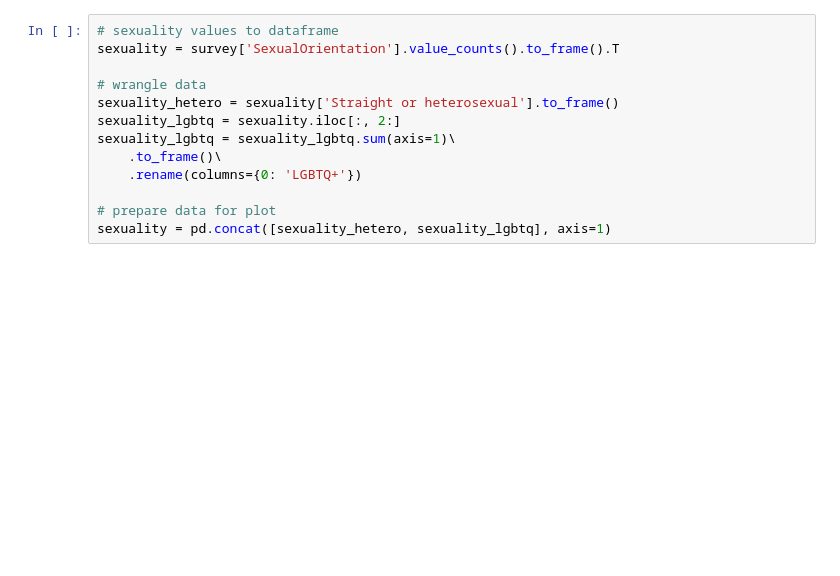
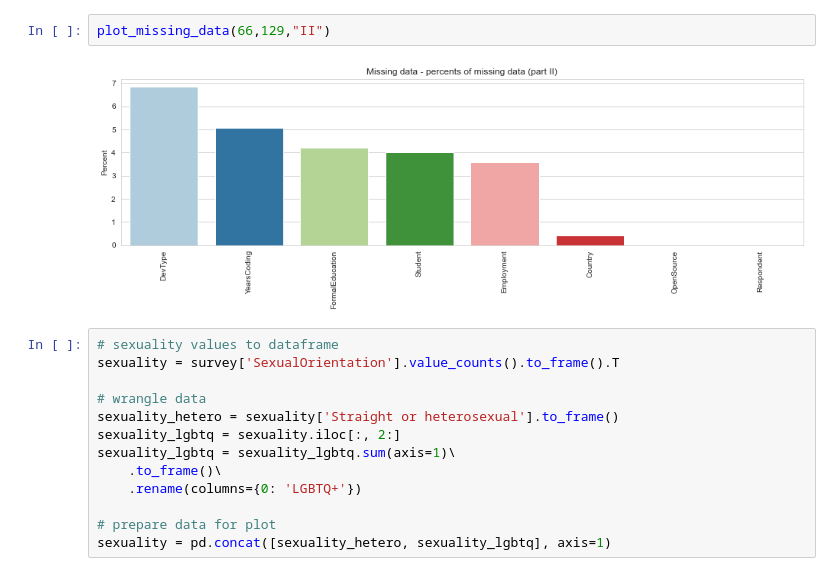
Before and after one commit to tambeani/INFO7370---ADS_Final-Project, a Jupyter notebook: INFO7390 - Visualizations.ipynb, the cells around one changed output. Saved outputs shown, nothing was run; the diff lists cells and outputs as text; blank space fills up the shorter version.

```diff
--- a/INFO7390 - Visualizations.ipynb
+++ b/INFO7390 - Visualizations.ipynb
@@ -103,3 +176,7 @@ missing_bar()
+# %%
+plot_missing_data(66,129,"II")
+# %% [output]
+[figure, added]
 # %%
 # sexuality values to dataframe
 sexuality = survey['SexualOrientation'].value_counts().to_frame().T
```
Also changed, not shown: parts of 40 cells of this notebook, 1 other file.
